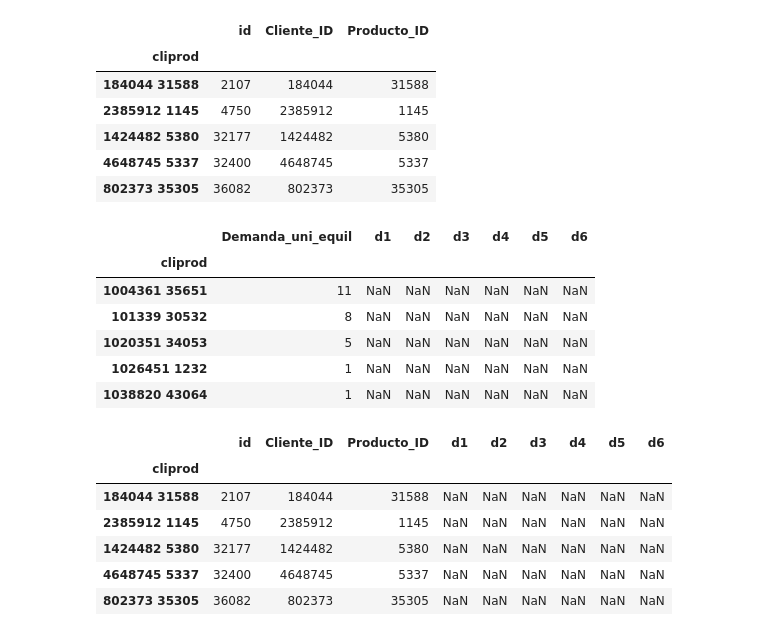
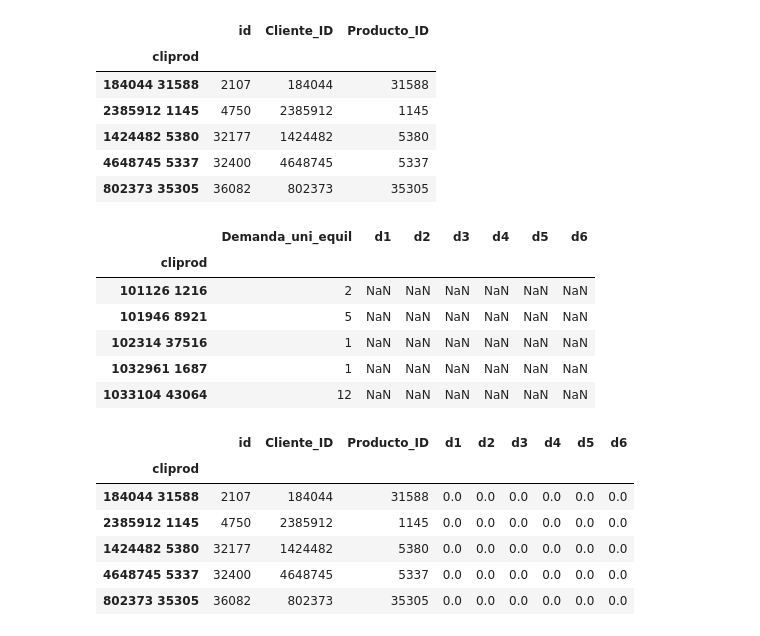
Before and after one commit to berkerkozan/KaggleBimboInventory, a Jupyter notebook: 18 Grouping and time series with more data.ipynb, the cells around one changed output. Cells and saved outputs as stored; diff of their text form; code cells hidden in the pictures.

```diff
--- a/18 Grouping and time series with more data.ipynb
+++ b/18 Grouping and time series with more data.ipynb
@@ -249,3 +223,14 @@ s9["d6"]=s3['Demanda_uni_equil']
 
 t10["d6"]=s4['Demanda_uni_equil']
 t11["d6"]=s5['Demanda_uni_equil']
+# %%
+s3.fillna(value=0, inplace=True)
+s4.fillna(value=0, inplace=True)
+s5.fillna(value=0, inplace=True)
+s6.fillna(value=0, inplace=True)
+s7.fillna(value=0, inplace=True)
+s8.fillna(value=0, inplace=True)
+s9.fillna(value=0, inplace=True)
+
+t10.fillna(value=0, inplace=True)
+t11.fillna(value=0, inplace=True)
@@ -252,20 +274,20 @@ t11["d6"]=s5['Demanda_uni_equil']
 # %%
-s6.head()
+s3.head()
 # %% [output]
 |  | Demanda_uni_equil | d1 | d2 | d3 | d4 | d5 | d6 |
 | cliprod |  |  |  |  |  |  |  |
-| 1004361 35651 | 11 | NaN | NaN | NaN | NaN | NaN | NaN |
-| 101339 30532 | 8 | NaN | NaN | NaN | NaN | NaN | NaN |
-| 1020351 34053 | 5 | NaN | NaN | NaN | NaN | NaN | NaN |
-| 1026451 1232 | 1 | NaN | NaN | NaN | NaN | NaN | NaN |
-| 1038820 43064 | 1 | NaN | NaN | NaN | NaN | NaN | NaN |
+| 101126 1216 | 2 | NaN | NaN | NaN | NaN | NaN | NaN |
+| 101946 8921 | 5 | NaN | NaN | NaN | NaN | NaN | NaN |
+| 102314 37516 | 1 | NaN | NaN | NaN | NaN | NaN | NaN |
+| 1032961 1687 | 1 | NaN | NaN | NaN | NaN | NaN | NaN |
+| 1033104 43064 | 12 | NaN | NaN | NaN | NaN | NaN | NaN |
 # %%
 t10.head()
 # %% [output]
 |  | id | Cliente_ID | Producto_ID | d1 | d2 | d3 | d4 | d5 | d6 |
 | cliprod |  |  |  |  |  |  |  |  |  |
-| 184044 31588 | 2107 | 184044 | 31588 | NaN | NaN | NaN | NaN | NaN | NaN |
-| 2385912 1145 | 4750 | 2385912 | 1145 | NaN | NaN | NaN | NaN | NaN | NaN |
-| 1424482 5380 | 32177 | 1424482 | 5380 | NaN | NaN | NaN | NaN | NaN | NaN |
-| 4648745 5337 | 32400 | 4648745 | 5337 | NaN | NaN | NaN | NaN | NaN | NaN |
-| 802373 35305 | 36082 | 802373 | 35305 | NaN | NaN | NaN | NaN | NaN | NaN |
+| 184044 31588 | 2107 | 184044 | 31588 | 0.0 | 0.0 | 0.0 | 0.0 | 0.0 | 0.0 |
+| 2385912 1145 | 4750 | 2385912 | 1145 | 0.0 | 0.0 | 0.0 | 0.0 | 0.0 | 0.0 |
+| 1424482 5380 | 32177 | 1424482 | 5380 | 0.0 | 0.0 | 0.0 | 0.0 | 0.0 | 0.0 |
+| 4648745 5337 | 32400 | 4648745 | 5337 | 0.0 | 0.0 | 0.0 | 0.0 | 0.0 | 0.0 |
+| 802373 35305 | 36082 | 802373 | 35305 | 0.0 | 0.0 | 0.0 | 0.0 | 0.0 | 0.0 |
```
Also changed, not shown: parts of 20 cells of this notebook, 2 other files.
